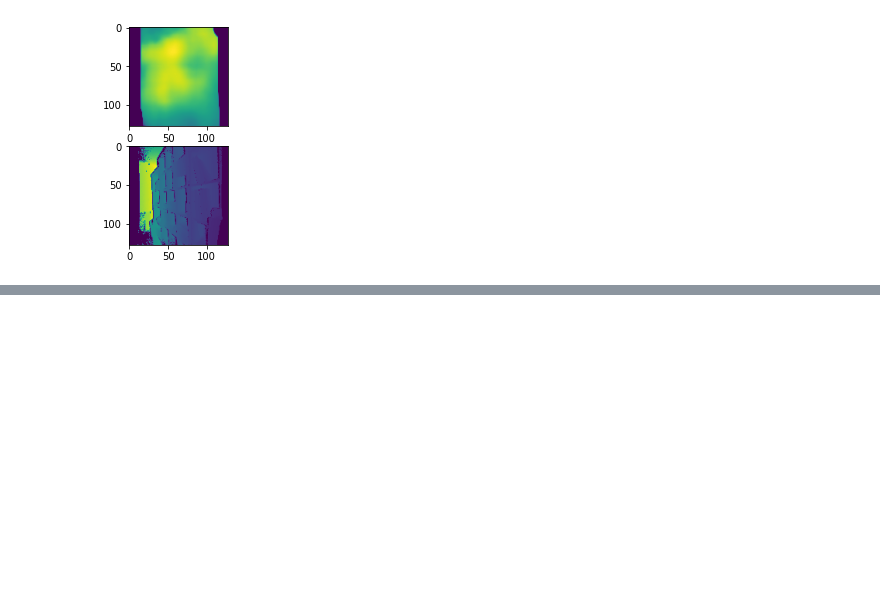
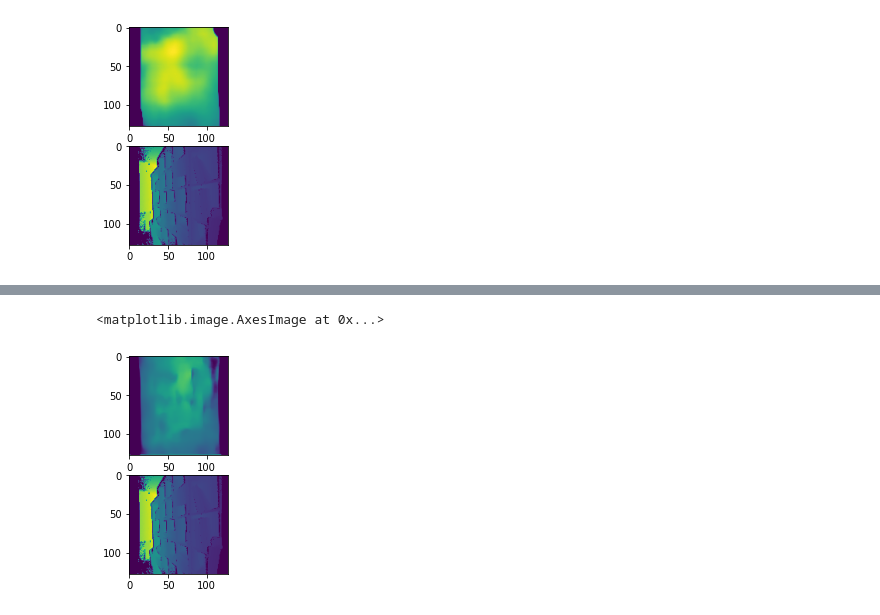
Before and after one commit to CSCCNY/final-project-monodepth-ccny, a Jupyter notebook: Notebooks/ssuwal/ResNet35Unet_ssim_loss_func.ipynb, the cells around one changed output, grey strips where cells are left out. Drawn from its saved outputs; the diff is of its cells as text; code cells hidden in the pictures; blank space fills up the shorter version.

Commit message:
use multiscale ssim, performance, no improving

```diff
--- a/Notebooks/ssuwal/ResNet35Unet_ssim_loss_func.ipynb
+++ b/Notebooks/ssuwal/ResNet35Unet_ssim_loss_func.ipynb
@@ -601,0 +604,18 @@ plt.imshow(y_test[0]*255)
+# %%
+model = UResNet34(input_shape=(128,128,3), name='u-resnet34-3')
+#Loss function
+def ssim_loss(y_true, y_pred):
+    y_true = tf.expand_dims(y_true, -1)
+    y_pred = tf.expand_dims(y_pred, -1)
+    im1 = tf.image.convert_image_dtype(y_true, tf.float32)
+    im2 = tf.image.convert_image_dtype(y_pred, tf.float32)
+    ssim2 = tf.image.ssim_multiscale(im1, im2, max_val=1.0, filter_size=6,
+                          filter_sigma=0.5, k1=0.01, k2=0.03)
+    return tf.reduce_mean(1 - ssim2)
+
+
+model.compile(optimizer='sgd', loss=ssim_loss, metrics=['acc', ssim_loss])
+
+
+os.environ['TF_CPP_MIN_LOG_LEVEL'] = "2"
+model.fit(X_train, y_train, batch_size=8, epochs=50, validation_split=0.2, verbose=1)
@@ -601,0 +641,11 @@ plt.imshow(y_test[0]*255)
+# %%
+preds = model.predict(X_test)
+# %%
+prds1 = np.reshape(preds[0], newshape=(preds[0].shape[0]*preds[0].shape[1]))
+plt.subplot(2,1,1)
+plt.imshow(np.reshape(prds1, newshape=(128, 128))*255)
+plt.subplot(2,1,2)
+plt.imshow(y_test[0]*255)
+# %% [output]
+<matplotlib.image.AxesImage at 0x...>
+[figure, added]
```
Also changed, not shown: parts of 5 cells of this notebook.
